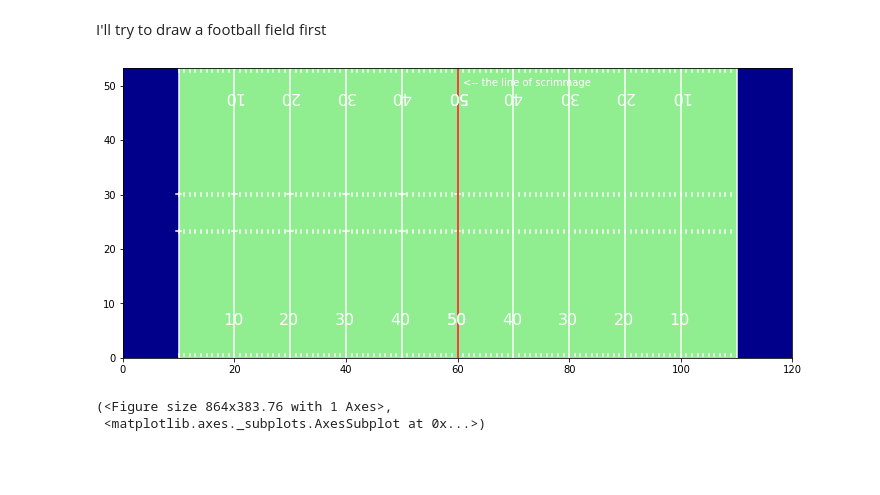
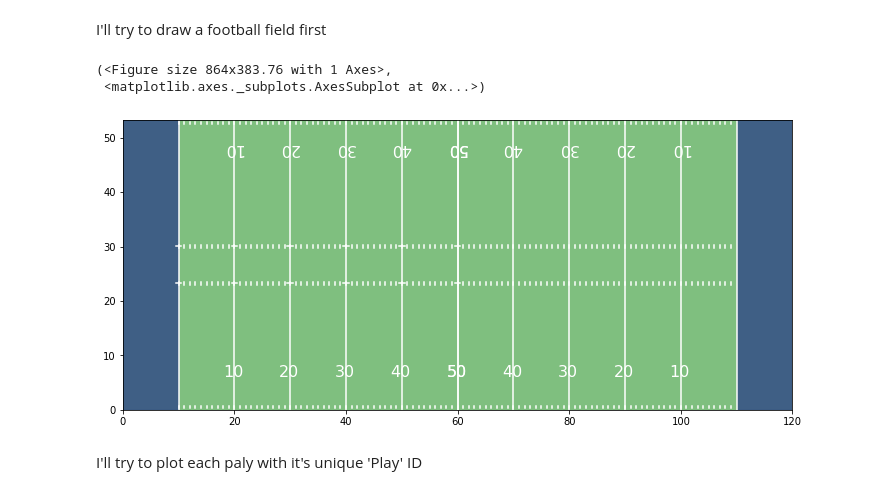
Before and after one commit to Ailihamu/NFL_BigData, a Jupyter notebook: NflTeamFormat_to_Yards.ipynb, the cells around one changed output. Cells and saved outputs as stored; diff of their text form; code cells hidden in the pictures; blank space fills up the shorter version.

```diff
--- a/NflTeamFormat_to_Yards.ipynb
+++ b/NflTeamFormat_to_Yards.ipynb
@@ -48,65 +48,67 @@ memory usage: 255.0+ MB
 # %% [markdown]
 I'll try to draw a football field first
 # %%
-def draw_field(scrimmage=True):
+def draw_field(scrimmage=False):
 
     """
     Input:
+
+    scrimmage - x axis of the line of scrimmage
 
     Output:
     fig
     ax
     """
 
+
     fig=plt.figure()
-    fig.set_size_inches(12, 5.33) #Indicate the figure size according to the ratio of a football field
-    ax=fig.add_subplot()
+    fig.set_size_inches(12, 5.33) #the figure size according to the ratio of a football field
+    ax = fig.add_subplot()
     plt.ylim(0, 53.3) #height of the field
     plt.xlim(0, 120) #Width of the field
 
     #Draw a football field
-    field = patches.Rectangle([0,0], width = 120, height = 53.3, color='lightgreen', linewidth=0.1)
+    field = patches.Rectangle([0,0], width = 120, height = 53.3, color='green', linewidth=0.1, zorder=0,  alpha=0.5)
 
     #Draw two end zones
-    RightEndZone = patches.Rectangle([0,0], width = 10, height = 53.3, color='darkblue', linewidth=0.1)
-    LeftEndZone = patches.Rectangle([110,0], width = 10, height = 53.3, color='darkblue', linewidth=0.1)
+    RightEndZone = patches.Rectangle([0,0], width = 10, height = 53.3, color='darkblue', linewidth=0.1, zorder=0,  alpha=0.5)
+    LeftEndZone = patches.Rectangle([110,0], width = 10, height = 53.3, color='darkblue', linewidth=0.1, zorder=0,  alpha=0.5)
 
     s = [field, RightEndZone, LeftEndZone]
     for i in s:
         ax.add_patch(i) #Add the patches to ax
 
     for x in ([10, 20, 30, 40, 50, 60]):
         ax.plot([x, x], [0, 53.3], color='white')
         ax.plot([50+x, 50+x], [0, 53.3], color='white') # Yard line
 
     for x in range(10,110):
         ax.plot([x, x], [0.4, 0.7], color='white')
         ax.plot([x, x], [53.0, 52.5], color='white')
         ax.plot([x, x], [22.91, 23.57], color='white')
         ax.plot([x, x], [29.73, 30.39], color='white')
 
     for x in ([10, 20, 30, 40, 50, 60]):
         ax.plot([x-0.5, x+0.5], [23.34, 23.34], color='white')
         ax.plot([x-0.5, x+0.5], [30.06, 30.06], color='white')
 
     for x in (20, 30, 40, 50, 60):
         plt.text(x-2, 6, str(x-10), color='white', fontsize='16')
         plt.text(x-2, 47.3, str(x-10), color='white', fontsize='16', rotation='180')
         plt.text(118-x, 6, str(x-10), color='white',fontsize='16')
         plt.text(118-x, 47.3, str(x-10), color='white', fontsize='16',rotation='180')
 
     if scrimmage:
-        plt.plot([60, 60], [0, 53.3], color='red')
-        plt.text(61, 50, '<-- the line of scrimmage', color='white') #line of scrimmage
-
-    #plt.text()
-
-    plt.show()
+        x = scrimmage
+        plt.plot([x, x], [0, 53.3], color='red')
+        plt.text(x+1, 50, '<-- the line of scrimmage', color='white') #line of scrimmage
 
     return fig, ax
 
 draw_field()
 # %% [output]
+(<Figure size 864x383.76 with 1 Axes>,
+ <matplotlib.axes._subplots.AxesSubplot at 0x...>)
-[figure, old version]
+[figure, new version]
-(<Figure size 864x383.76 with 1 Axes>,
- <matplotlib.axes._subplots.AxesSubplot at 0x...>)
+# %% [markdown]
+I'll try to plot each paly with it's unique 'Play' ID
```
Also changed, not shown: parts of 3 cells of this notebook.
